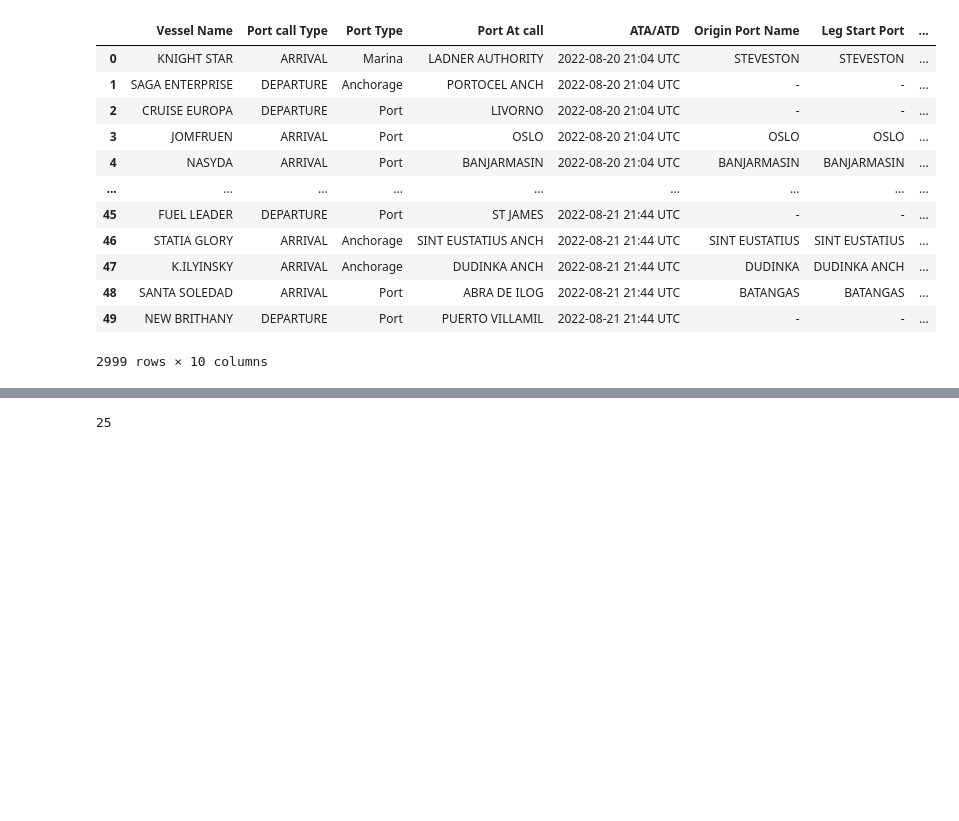
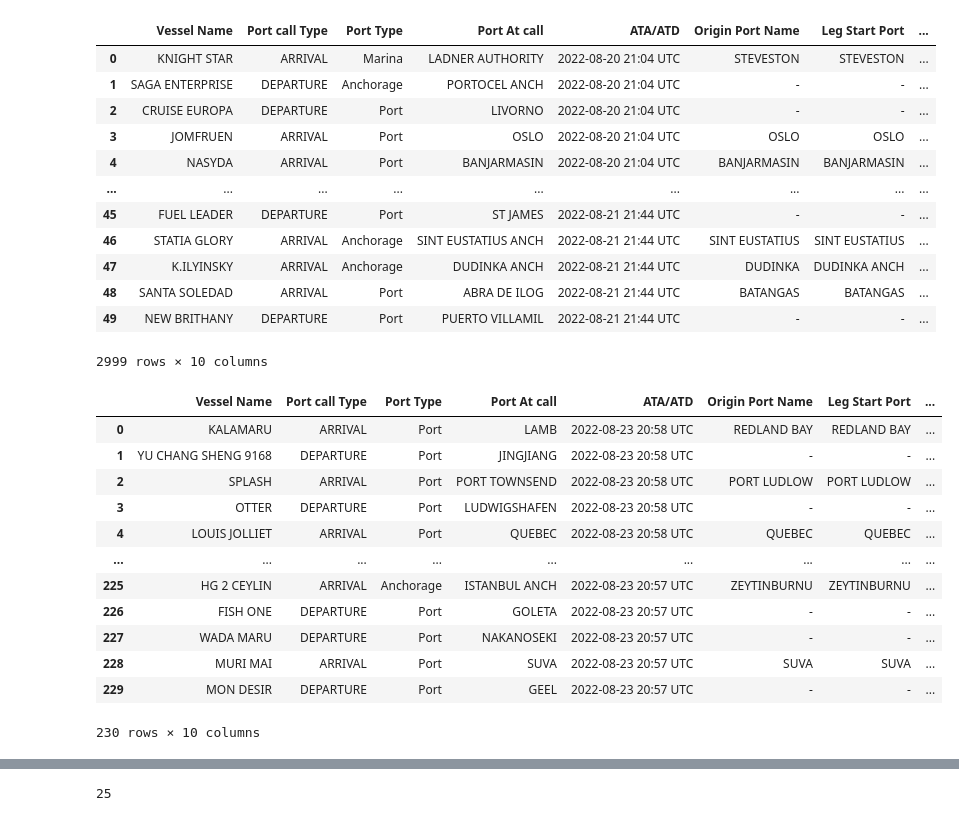
Before and after one commit to younes3334/Marrine-Traffic-scraper-PORT-CALLS-, a Jupyter notebook: scraping_port_calls_v1.ipynb, the cells around one changed output, grey strips where cells are left out. Cells and saved outputs as stored; diff of their text form; code cells hidden in the pictures; blank space fills up the shorter version.

```diff
--- a/scraping_port_calls_v1.ipynb
+++ b/scraping_port_calls_v1.ipynb
@@ -321,6 +342,23 @@ Page : 49 done
 | 48 | SANTA SOLEDAD | ARRIVAL | Port | ABRA DE ILOG | 2022-08-21 21:44 UTC | BATANGAS | BATANGAS | ... |
 | 49 | NEW BRITHANY | DEPARTURE | Port | PUERTO VILLAMIL | 2022-08-21 21:44 UTC | - | - | ... |
 2999 rows × 10 columns
+# %%
+df = pd.read_csv('Marrinetraffic_data.csv')
+df
+# %% [output]
+|  | Vessel Name | Port call Type | Port Type | Port At call | ATA/ATD | Origin Port Name | Leg Start Port | ... |
+| 0 | KALAMARU | ARRIVAL | Port | LAMB | 2022-08-23 20:58 UTC | REDLAND BAY | REDLAND BAY | ... |
+| 1 | YU CHANG SHENG 9168 | DEPARTURE | Port | JINGJIANG | 2022-08-23 20:58 UTC | - | - | ... |
+| 2 | SPLASH | ARRIVAL | Port | PORT TOWNSEND | 2022-08-23 20:58 UTC | PORT LUDLOW | PORT LUDLOW | ... |
+| 3 | OTTER | DEPARTURE | Port | LUDWIGSHAFEN | 2022-08-23 20:58 UTC | - | - | ... |
+| 4 | LOUIS JOLLIET | ARRIVAL | Port | QUEBEC | 2022-08-23 20:58 UTC | QUEBEC | QUEBEC | ... |
+| ... | ... | ... | ... | ... | ... | ... | ... | ... |
+| 225 | HG 2 CEYLIN | ARRIVAL | Anchorage | ISTANBUL ANCH | 2022-08-23 20:57 UTC | ZEYTINBURNU | ZEYTINBURNU | ... |
+| 226 | FISH ONE | DEPARTURE | Port | GOLETA | 2022-08-23 20:57 UTC | - | - | ... |
+| 227 | WADA MARU | DEPARTURE | Port | NAKANOSEKI | 2022-08-23 20:57 UTC | - | - | ... |
+| 228 | MURI MAI | ARRIVAL | Port | SUVA | 2022-08-23 20:57 UTC | SUVA | SUVA | ... |
+| 229 | MON DESIR | DEPARTURE | Port | GEEL | 2022-08-23 20:57 UTC | - | - | ... |
+230 rows × 10 columns
 # %%
 import os
 
```
Also changed, not shown: parts of 5 cells of this notebook, 9 other files.
